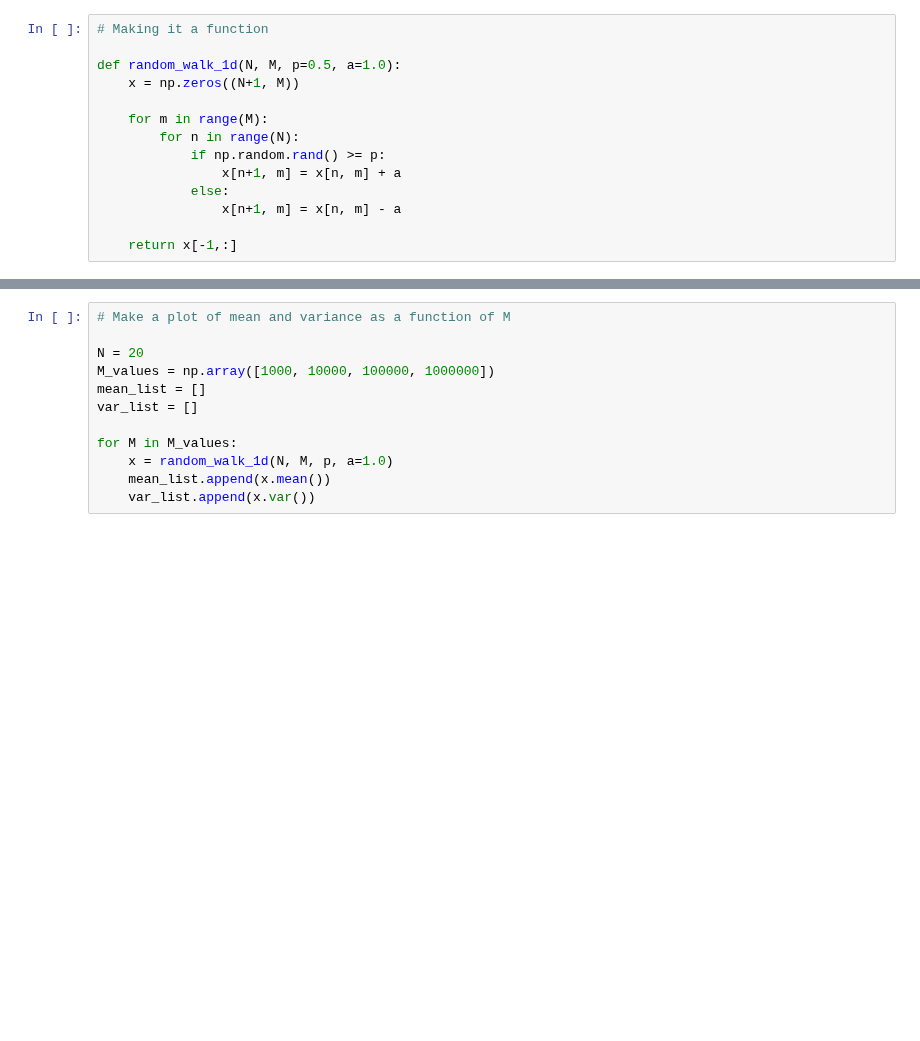
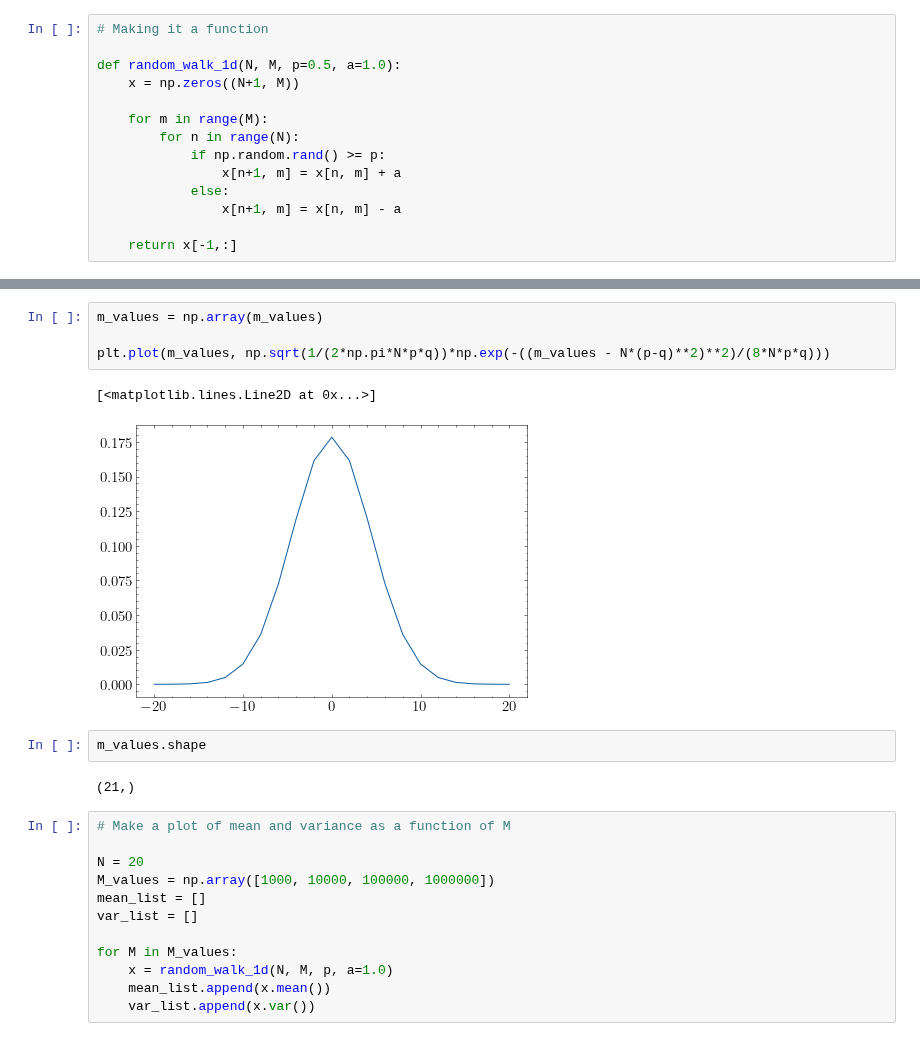
Before and after one commit to franklinzppa/fisica-computacional, a Jupyter notebook: week5.ipynb, the cells around one changed output, grey strips where cells are left out. Drawn from its saved outputs; the diff is of its cells as text; blank space fills up the shorter version.

```diff
--- a/week5.ipynb
+++ b/week5.ipynb
@@ -109,3 +118,14 @@ Variance: 19.90053056 (expecting 20.0)
+# %%
+m_values = np.array(m_values)
+
+plt.plot(m_values, np.sqrt(1/(2*np.pi*N*p*q))*np.exp(-((m_values - N*(p-q)**2)**2)/(8*N*p*q)))
+# %% [output]
+[<matplotlib.lines.Line2D at 0x...>]
+[figure, added]
+# %%
+m_values.shape
+# %% [output]
+(21,)
 # %%
 # Make a plot of mean and variance as a function of M
 
```
Also changed, not shown: parts of 19 cells of this notebook.
